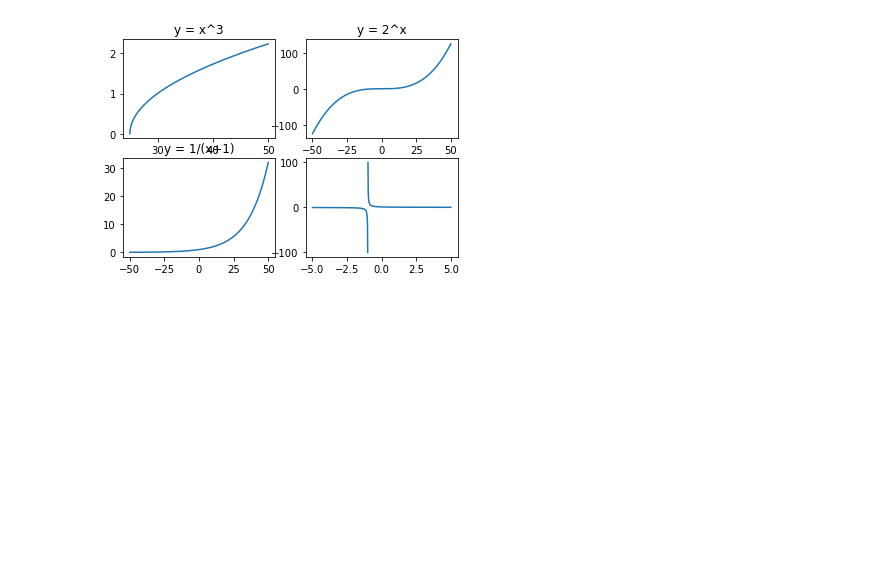
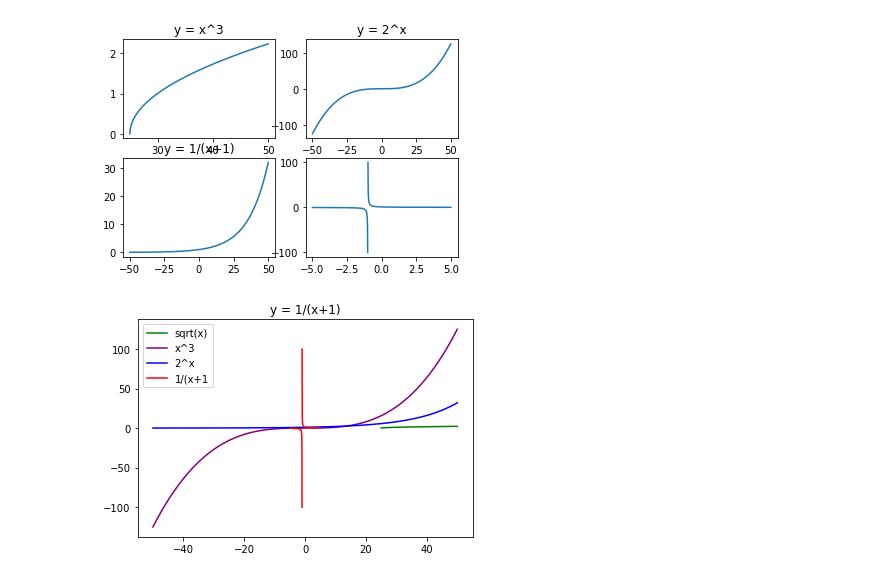
Before and after one commit to craigcalzado/numpy-pandas-visualization-exercises, a Jupyter notebook: matplot_exercises.ipynb, the cells around one changed output. Cells and saved outputs as stored; diff of their text form; code cells hidden in the pictures; blank space fills up the shorter version.

```diff
--- a/matplot_exercises.ipynb
+++ b/matplot_exercises.ipynb
@@ -76,3 +76,34 @@ plt.plot(x4,y4)
 plt.show()
 # %% [output]
 [figure]
+# %%
+#4. combine all 4 into subplots with extras
+# sqrt(x)
+x1 = np.linspace(0,50,1001)
+y1 = x**.5
+plt.title('y = sqrt(x)')
+plt.plot(x1,y1, color = 'green', label = 'sqrt(x)')
+
+# y = x**3
+x2 = np.linspace(-50,50,1001)
+y2 = x**3
+plt.title('y = x^3')
+plt.plot(x2,y2, color = 'purple', label = 'x^3')
+
+# y = 2**x
+x3 = np.linspace(-50, 50, 1001)
+y3 = 2**x
+plt.title('y = 2^x')
+plt.plot(x3,y3, color = 'blue', label = '2^x')
+
+#y = 1/(x+1)
+x4 = np.linspace(-5,5,1001)
+y4 = (1/(x+1))
+plt.title('y = 1/(x+1)')
+plt.plot(x4,y4, color = 'red', label = '1/(x+1')
+
+plt.legend()
+
+plt.show()
+# %% [output]
+[figure, added]
```
